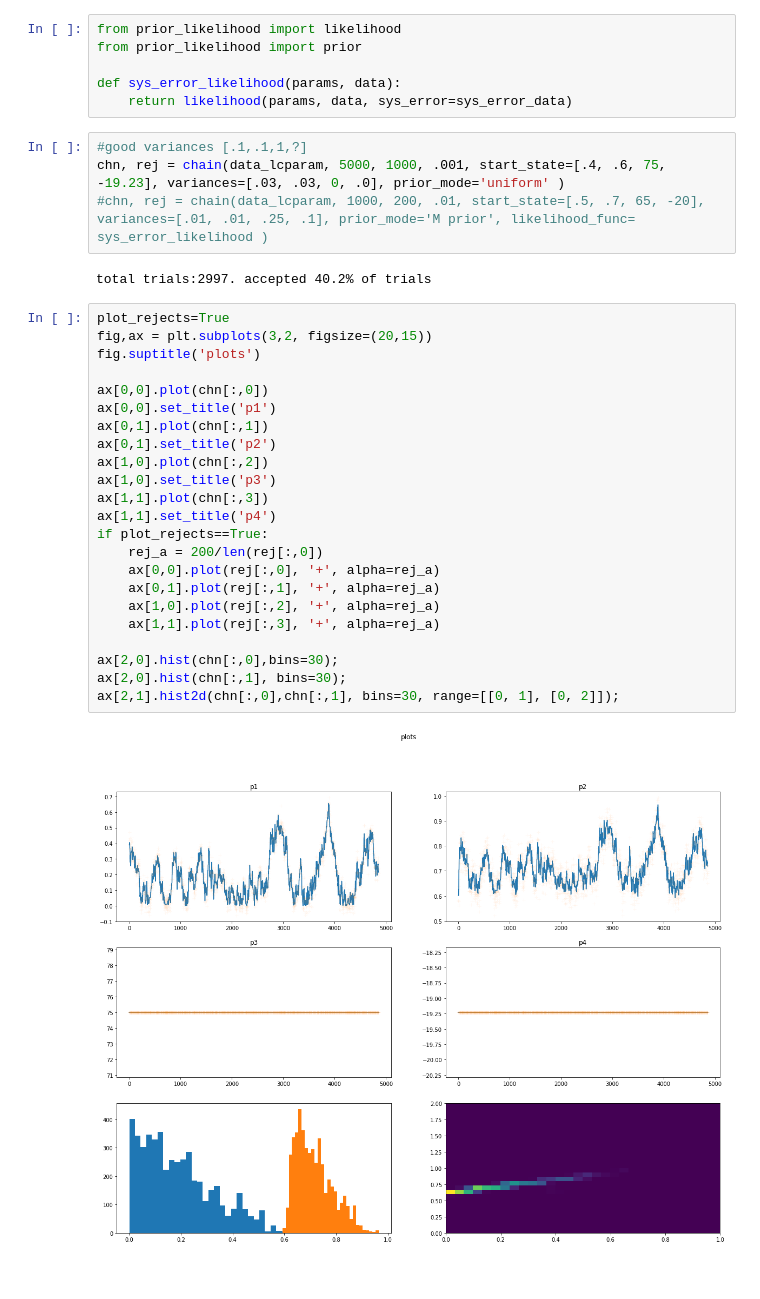
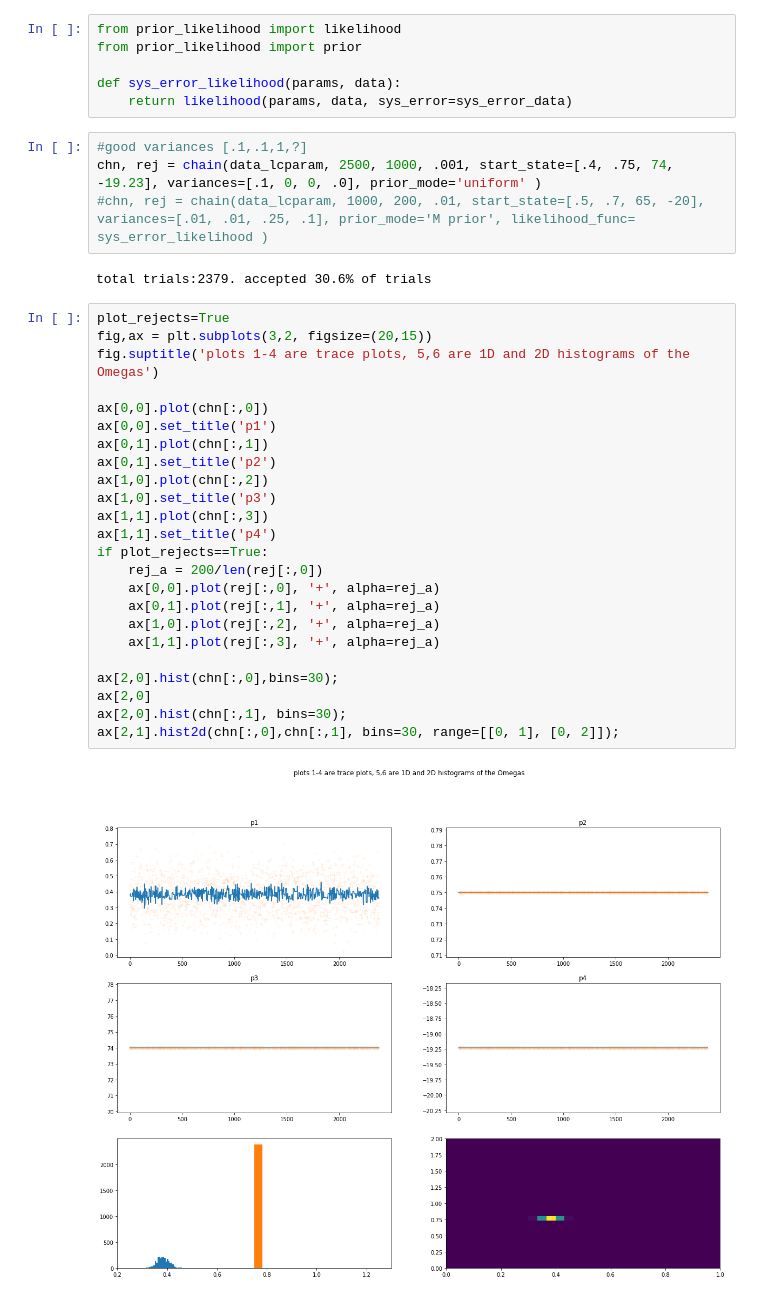
Before and after one commit to baiydaavi/bayesian_inference, a Jupyter notebook: convergence_testing.ipynb, the cells around one changed output. Cells and saved outputs as stored; diff of their text form.

```diff
--- a/convergence_testing.ipynb
+++ b/convergence_testing.ipynb
@@ -20,33 +19,34 @@ def sys_error_likelihood(params, data):
     return likelihood(params, data, sys_error=sys_error_data)
 # %%
 #good variances [.1,.1,1,?]
-chn, rej = chain(data_lcparam, 5000, 1000, .001, start_state=[.4, .6, 75, -19.23], variances=[.03, .03, 0, .0], prior_mode='uniform' )
+chn, rej = chain(data_lcparam, 2500, 1000, .001, start_state=[.4, .75, 74, -19.23], variances=[.1, 0, 0, .0], prior_mode='uniform' )
 #chn, rej = chain(data_lcparam, 1000, 200, .01, start_state=[.5, .7, 65, -20], variances=[.01, .01, .25, .1], prior_mode='M prior', likelihood_func= sys_error_likelihood )
 # %% [output]
-total trials:2997. accepted 40.2% of trials
+total trials:2379. accepted 30.6% of trials
 # %%
 plot_rejects=True
 fig,ax = plt.subplots(3,2, figsize=(20,15))
-fig.suptitle('plots')
+fig.suptitle('plots 1-4 are trace plots, 5,6 are 1D and 2D histograms of the Omegas')
 
 ax[0,0].plot(chn[:,0])
 ax[0,0].set_title('p1')
 ax[0,1].plot(chn[:,1])
 ax[0,1].set_title('p2')
 ax[1,0].plot(chn[:,2])
 ax[1,0].set_title('p3')
 ax[1,1].plot(chn[:,3])
 ax[1,1].set_title('p4')
 if plot_rejects==True:
     rej_a = 200/len(rej[:,0])
     ax[0,0].plot(rej[:,0], '+', alpha=rej_a)
     ax[0,1].plot(rej[:,1], '+', alpha=rej_a)
     ax[1,0].plot(rej[:,2], '+', alpha=rej_a)
     ax[1,1].plot(rej[:,3], '+', alpha=rej_a)
 
 ax[2,0].hist(chn[:,0],bins=30);
+ax[2,0]
 ax[2,0].hist(chn[:,1], bins=30);
 ax[2,1].hist2d(chn[:,0],chn[:,1], bins=30, range=[[0, 1], [0, 2]]);
 # %% [output]
-[figure, old version]
+[figure, new version]
 # %%
```
Also changed, not shown: parts of 4 cells of this notebook, 1 other file.
